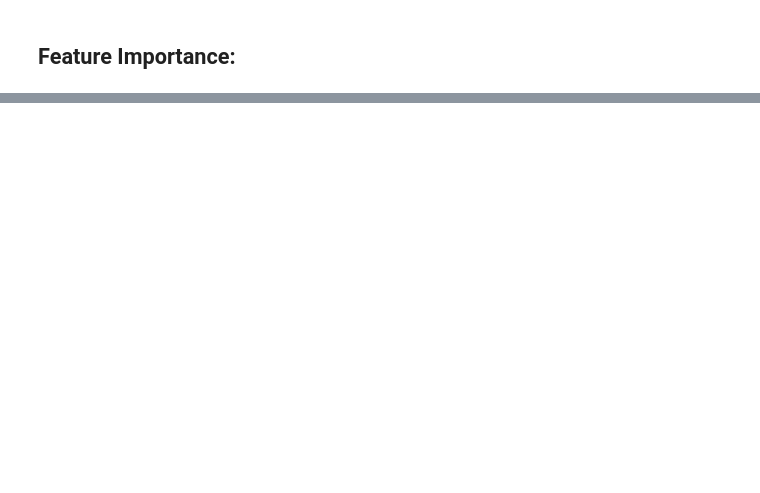
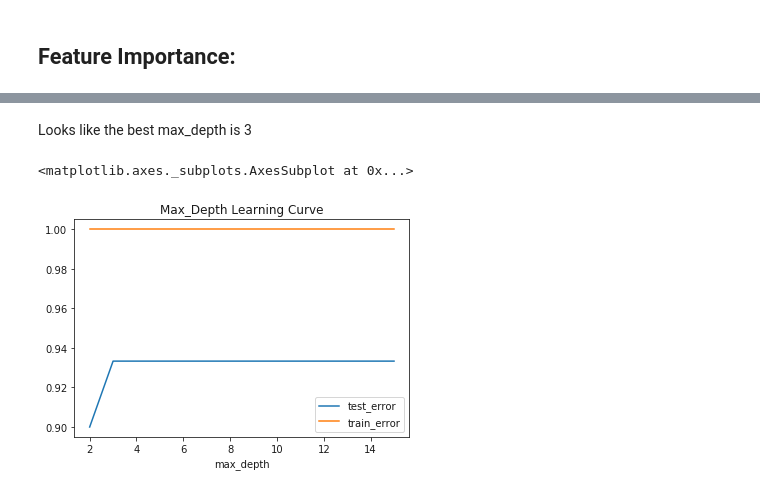
Before and after one commit to Sunanda1/ML-ZeroToDeepDive, a Jupyter notebook: Machine Learning Pipeline- Iris dataset.ipynb, the cells around one changed output, grey strips where cells are left out. Drawn from its saved outputs; the diff is of its cells as text; code cells hidden in the pictures; blank space fills up the shorter version.

```diff
--- a/Machine Learning Pipeline- Iris dataset.ipynb
+++ b/Machine Learning Pipeline- Iris dataset.ipynb
@@ -349,0 +467,19 @@ plt.title("Feature Importance", size=20);
+# %%
+eval_set = [(X_train_1, Y_train_1), (X_test_1, Y_test_1)]
+# %%
+res = []
+# Examining max depth parameter
+max_depth_list = [2,3,4,5,10,12,15]
+for depth in max_depth_list:
+    clf = xgb.XGBClassifier(max_depth=depth, random_state=seed)
+    clf.fit(X_train_1, Y_train_1, eval_set=eval_set, verbose=False)
+    res.append(
+        {
+            'max_depth': depth,
+            'train_error': accuracy_score(Y_train_1, clf.predict(X_train_1)),
+            'test_error': accuracy_score(Y_test_1, clf.predict(X_test_1))
+        })
+# %%
+# Display Results
+max_depth_lr = pd.DataFrame(res).set_index('max_depth').sort_index()
+max_depth_lr
@@ -349,0 +496,8 @@ plt.title("Feature Importance", size=20);
+# %% [markdown]
+Looks like the best max_depth is 3
+# %%
+# Plot Max_Depth Learning Curve
+max_depth_lr.plot(title="Max_Depth Learning Curve")
+# %% [output]
+<matplotlib.axes._subplots.AxesSubplot at 0x...>
+[figure, added]
```
Also changed, not shown: parts of 42 cells of this notebook.
